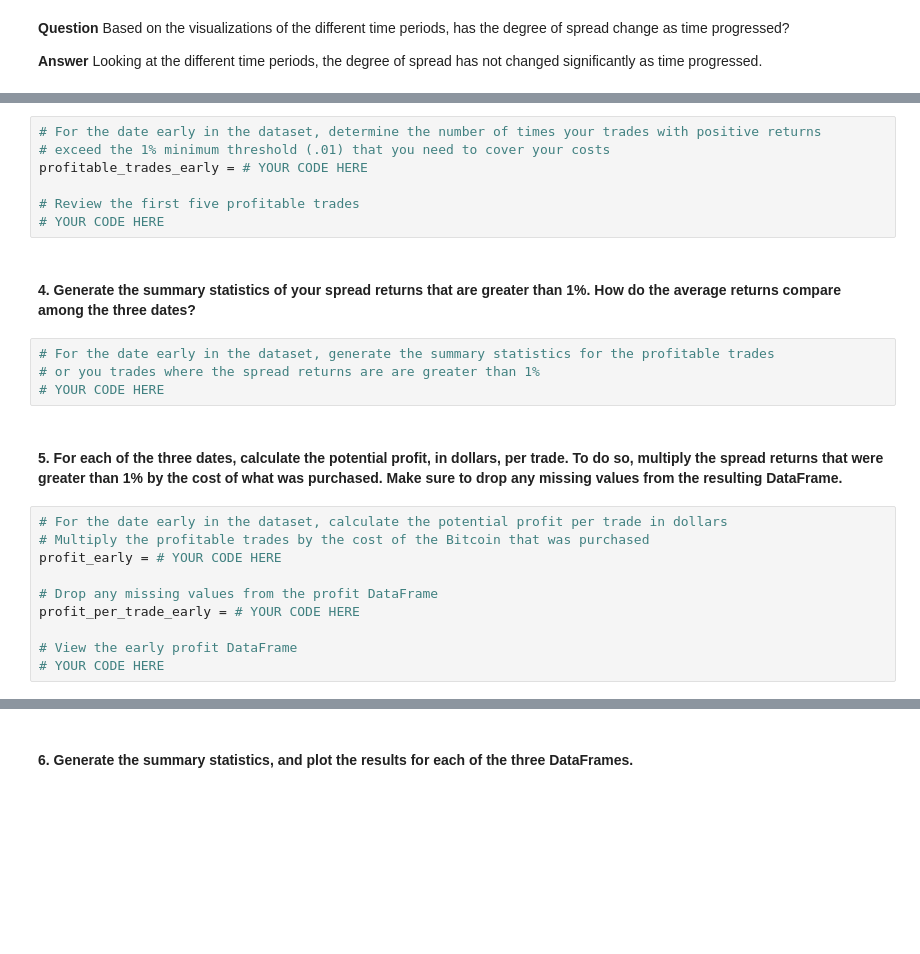
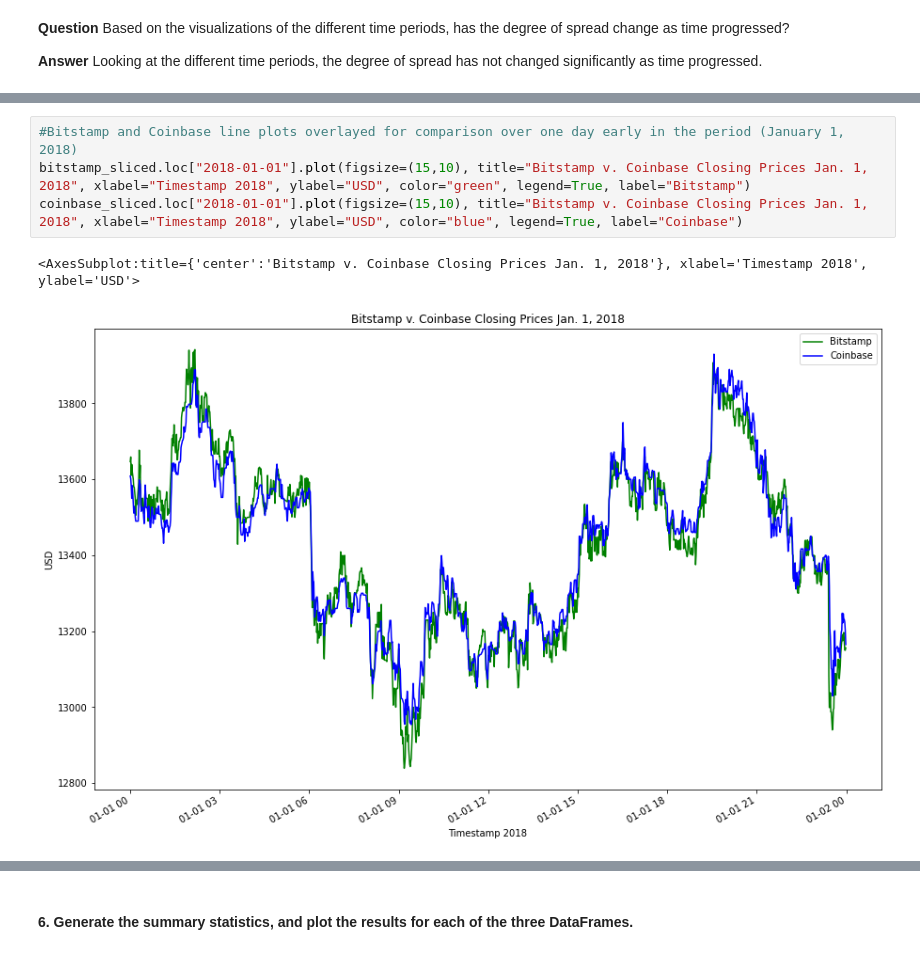
Before and after one commit to gtaraboletti/Module3_Challenge, a Jupyter notebook: Starter_Code/crypto_arbitrage.ipynb, the cells around one changed output, grey strips where cells are left out. Cells and saved outputs as stored; diff of their text form; blank space fills up the shorter version.

```diff
--- a/Starter_Code/crypto_arbitrage.ipynb
+++ b/Starter_Code/crypto_arbitrage.ipynb
@@ -376,25 +184,7 @@ spread_return_early= # YOUR CODE HERE
-# %%
-# For the date early in the dataset, determine the number of times your trades with positive returns
-# exceed the 1% minimum threshold (.01) that you need to cover your costs
-profitable_trades_early = # YOUR CODE HERE
-
-# Review the first five profitable trades
-# YOUR CODE HERE
-# %% [markdown]
-#### 4. Generate the summary statistics of your spread returns that are greater than 1%. How do the average returns compare among the three dates?
-# %%
-# For the date early in the dataset, generate the summary statistics for the profitable trades
-# or you trades where the spread returns are are greater than 1%
-# YOUR CODE HERE
-# %% [markdown]
-#### 5. For each of the three dates, calculate the potential profit, in dollars, per trade. To do so, multiply the spread returns that were greater than 1% by the cost of what was purchased. Make sure to drop any missing values from the resulting DataFrame.
-# %%
-# For the date early in the dataset, calculate the potential profit per trade in dollars
-# Multiply the profitable trades by the cost of the Bitcoin that was purchased
-profit_early = # YOUR CODE HERE
-
-# Drop any missing values from the profit DataFrame
-profit_per_trade_early = # YOUR CODE HERE
-
-# View the early profit DataFrame
-# YOUR CODE HERE
+# %%
+#Bitstamp and Coinbase line plots overlayed for comparison over one day early in the period (January 1, 2018)
+bitstamp_sliced.loc["2018-01-01"].plot(figsize=(15,10), title="Bitstamp v. Coinbase Closing Prices Jan. 1, 2018", xlabel="Timestamp 2018", ylabel="USD", color="green", legend=True, label="Bitstamp")
+coinbase_sliced.loc["2018-01-01"].plot(figsize=(15,10), title="Bitstamp v. Coinbase Closing Prices Jan. 1, 2018", xlabel="Timestamp 2018", ylabel="USD", color="blue", legend=True, label="Coinbase")
+# %% [output]
+<AxesSubplot:title={'center':'Bitstamp v. Coinbase Closing Prices Jan. 1, 2018'}, xlabel='Timestamp 2018', ylabel='USD'>
+[figure, added]
```
Also changed, not shown: parts of 100 cells of this notebook, 1 other file.
